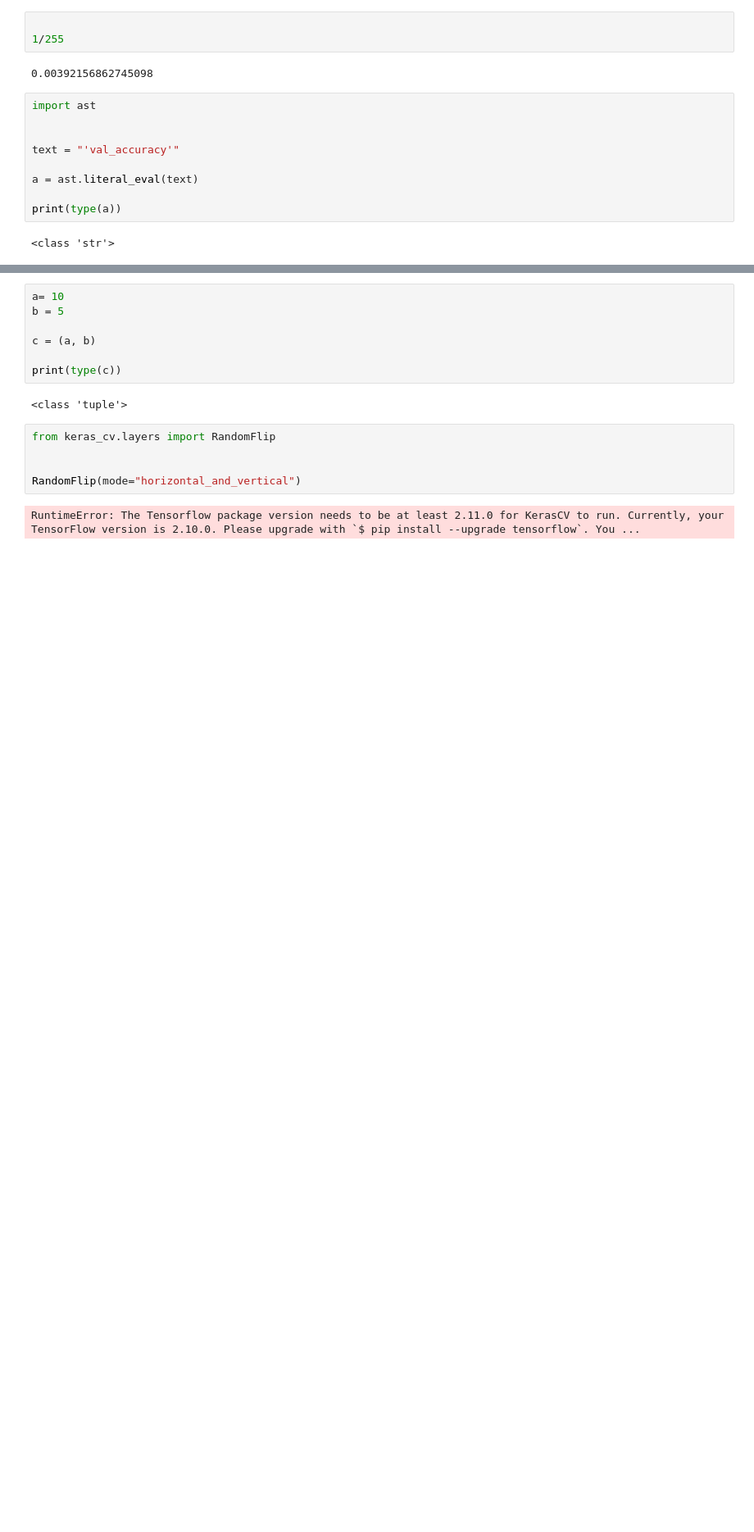
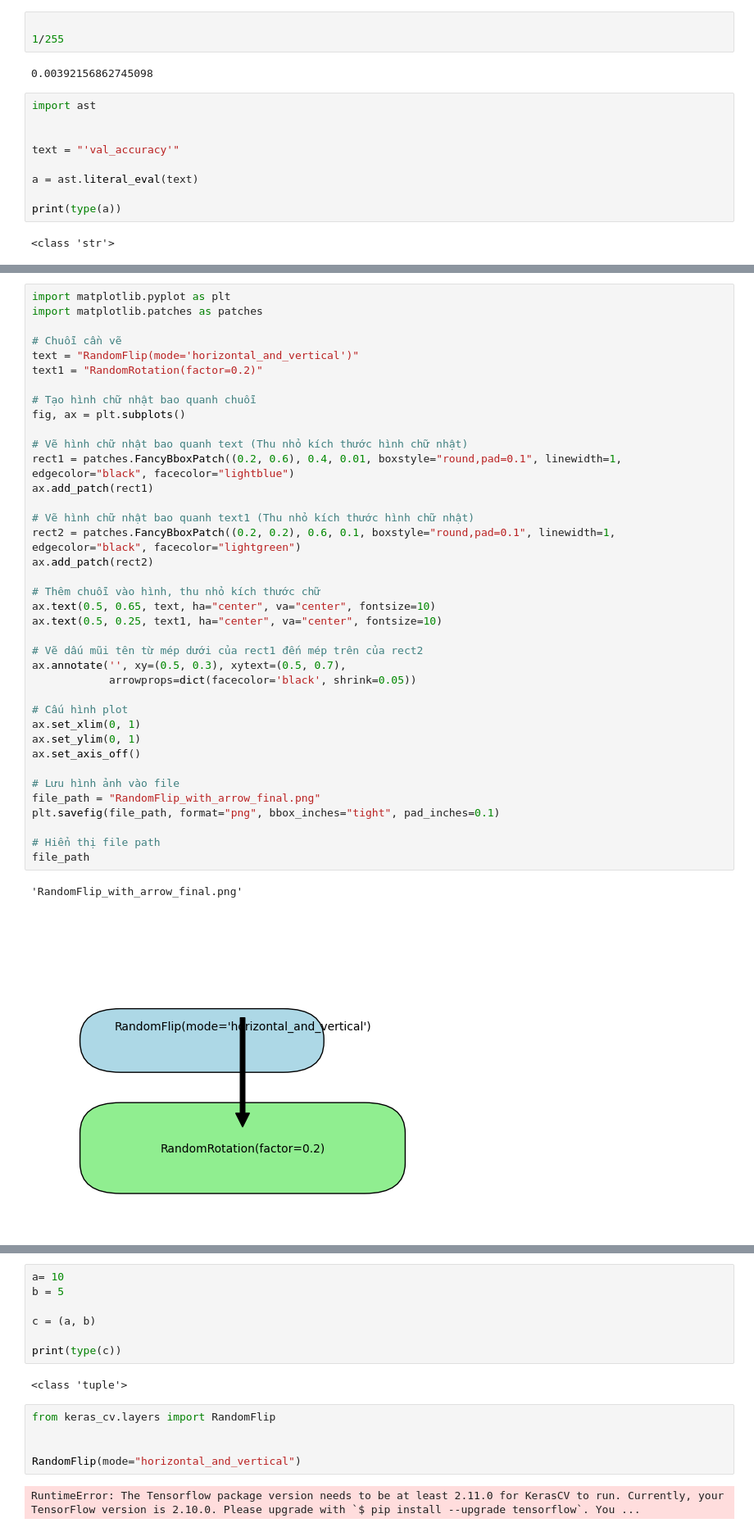
Before and after one commit to zalexdevon/plant_disease_classifier_new, a Jupyter notebook: demo.ipynb, the cells around one changed output, grey strips where cells are left out. Shown at 82% size. Saved outputs shown, nothing was run; the diff lists cells and outputs as text; blank space fills up the shorter version.

```diff
--- a/demo.ipynb
+++ b/demo.ipynb
@@ -222,0 +333,41 @@ print(type(a))
+# %%
+import matplotlib.pyplot as plt
+import matplotlib.patches as patches
+
+# Chuỗi cần vẽ
+text = "RandomFlip(mode='horizontal_and_vertical')"
+text1 = "RandomRotation(factor=0.2)"
+
+# Tạo hình chữ nhật bao quanh chuỗi
+fig, ax = plt.subplots()
+
+# Vẽ hình chữ nhật bao quanh text (Thu nhỏ kích thước hình chữ nhật)
+rect1 = patches.FancyBboxPatch((0.2, 0.6), 0.4, 0.01, boxstyle="round,pad=0.1", linewidth=1, edgecolor="black", facecolor="lightblue")
+ax.add_patch(rect1)
+
+# Vẽ hình chữ nhật bao quanh text1 (Thu nhỏ kích thước hình chữ nhật)
+rect2 = patches.FancyBboxPatch((0.2, 0.2), 0.6, 0.1, boxstyle="round,pad=0.1", linewidth=1, edgecolor="black", facecolor="lightgreen")
+ax.add_patch(rect2)
+
+# Thêm chuỗi vào hình, thu nhỏ kích thước chữ
+ax.text(0.5, 0.65, text, ha="center", va="center", fontsize=10)
+ax.text(0.5, 0.25, text1, ha="center", va="center", fontsize=10)
+
+# Vẽ dấu mũi tên từ mép dưới của rect1 đến mép trên của rect2
+ax.annotate('', xy=(0.5, 0.3), xytext=(0.5, 0.7),
+            arrowprops=dict(facecolor='black', shrink=0.05))
+
+# Cấu hình plot
+ax.set_xlim(0, 1)
+ax.set_ylim(0, 1)
+ax.set_axis_off()
+
+# Lưu hình ảnh vào file
+file_path = "RandomFlip_with_arrow_final.png"
+plt.savefig(file_path, format="png", bbox_inches="tight", pad_inches=0.1)
+
+# Hiển thị file path
+file_path
+# %% [output]
+'RandomFlip_with_arrow_final.png'
+[figure, added]
```
Also changed, not shown: parts of 8 cells of this notebook, 6 other files.
